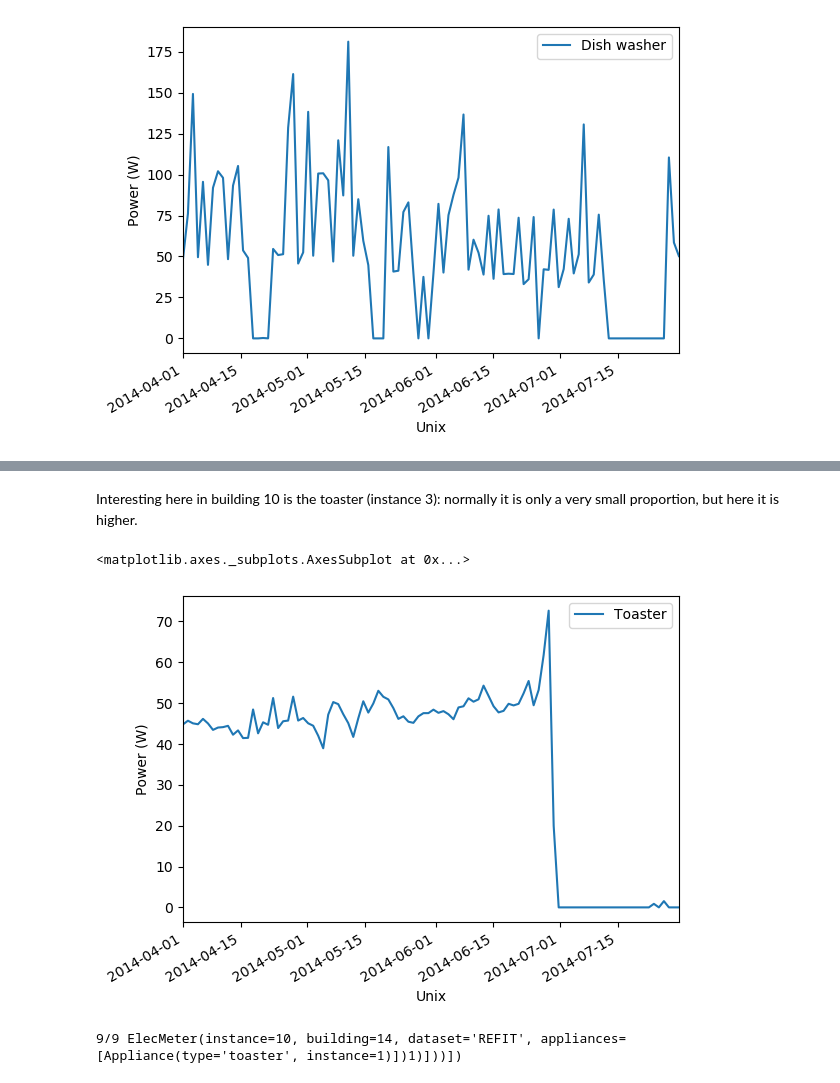
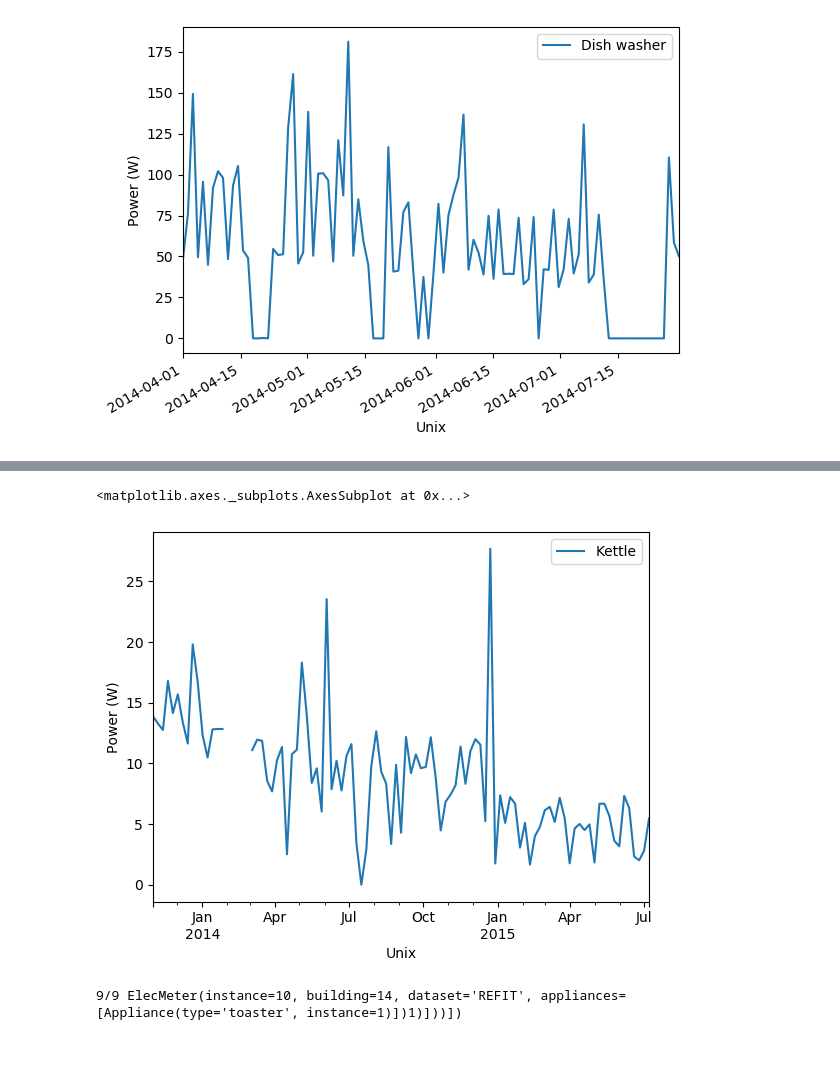
Before and after one commit to johannesgl4d0s/case_study, a Jupyter notebook: CaseStudy1_data.ipynb, the cells around one changed output, grey strips where cells are left out. Saved outputs shown, nothing was run; the diff lists cells and outputs as text; code cells hidden in the pictures; blank space fills up the shorter version.

```diff
--- a/CaseStudy1_data.ipynb
+++ b/CaseStudy1_data.ipynb
@@ -614,10 +461,8 @@ dtype: float64
-# %% [markdown]
-Interesting here in building 10 is the toaster (instance 3): normally it is only a very small proportion, but here it is higher.
-# %%
-refit.buildings[10].elec[3].plot(ax=None, timeframe=None, plot_legend=True, unit='W', width=100)
-# %% [output]
-<matplotlib.axes._subplots.AxesSubplot at 0x...>
-[figure, removed]
+# %%
+refit.buildings[7].elec[10].plot(ax=None, timeframe=None, plot_legend=True, unit='W', width=100)
+# %% [output]
+<matplotlib.axes._subplots.AxesSubplot at 0x...>
+[figure, added]
 # %%
 fraction_14 = refit.buildings[14].elec.submeters().fraction_per_meter().dropna()
 labels_14 = refit.buildings[14].elec.get_labels(fraction_14.index)
```
Also changed, not shown: parts of 33 cells of this notebook.
